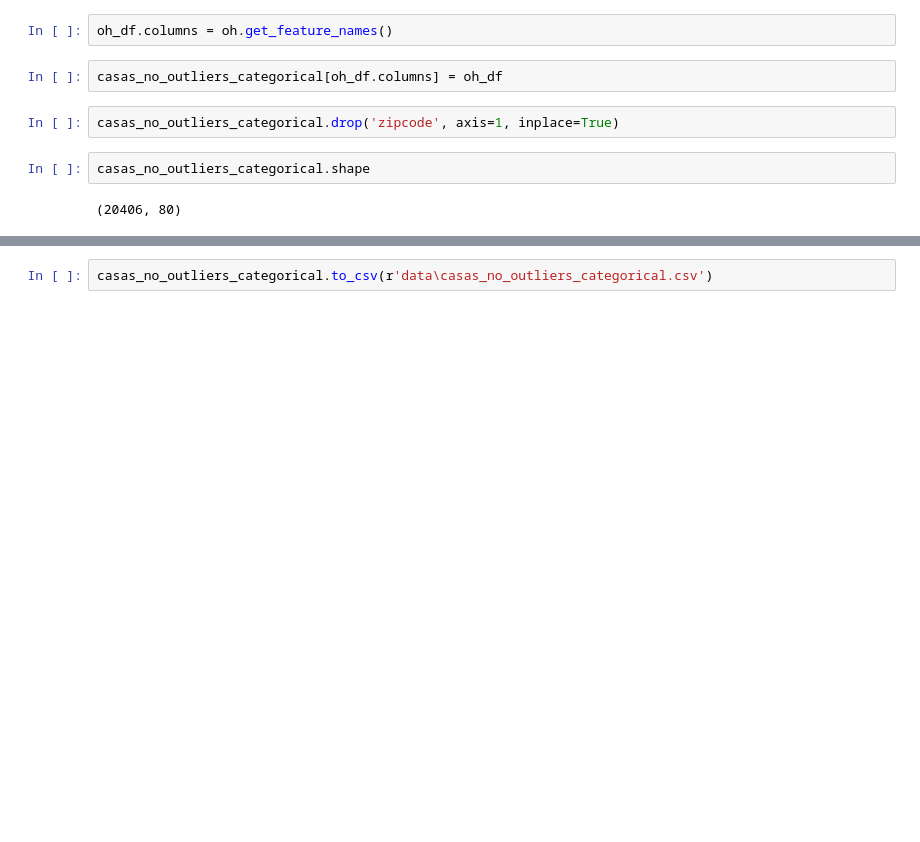
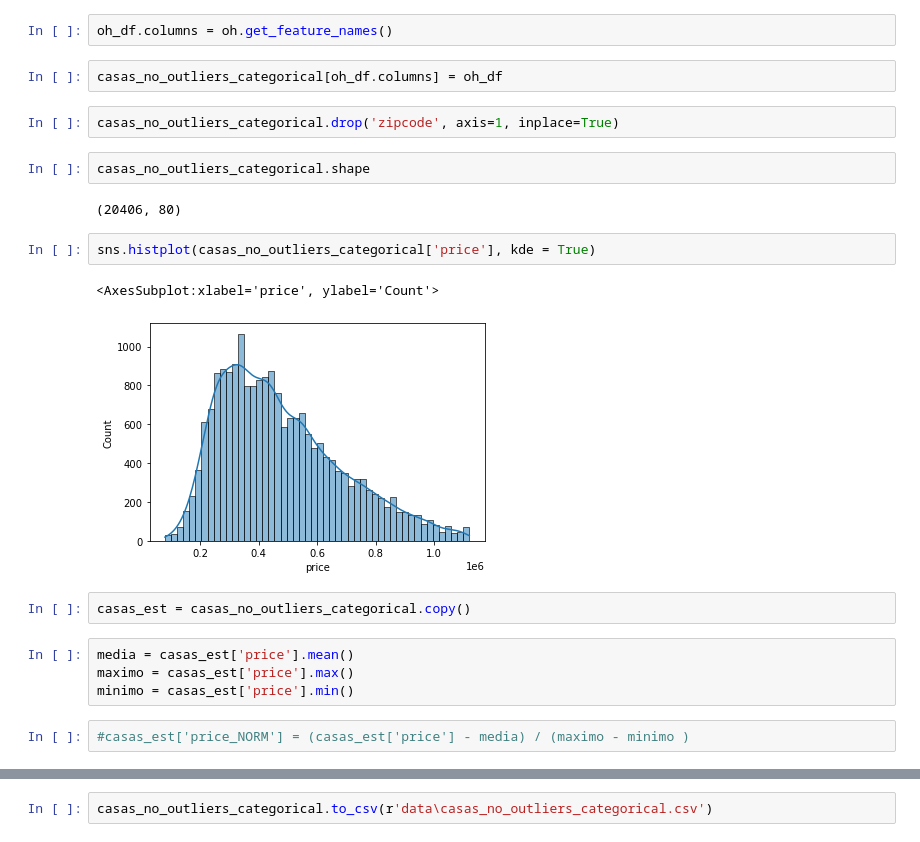
Before and after one commit to Origamologo/Washington-washing-and-prediction, a Jupyter notebook: casas_categorical.ipynb, the cells around one changed output, grey strips where cells are left out. Cells and saved outputs as stored; diff of their text form; blank space fills up the shorter version.

```diff
--- a/casas_categorical.ipynb
+++ b/casas_categorical.ipynb
@@ -46,3 +58,16 @@ casas_no_outliers_categorical.drop('zipcode', axis=1, inplace=True)
 casas_no_outliers_categorical.shape
 # %% [output]
 (20406, 80)
+# %%
+sns.histplot(casas_no_outliers_categorical['price'], kde = True)
+# %% [output]
+<AxesSubplot:xlabel='price', ylabel='Count'>
+[figure, added]
+# %%
+casas_est = casas_no_outliers_categorical.copy()
+# %%
+media = casas_est['price'].mean()
+maximo = casas_est['price'].max()
+minimo = casas_est['price'].min()
+# %%
+#casas_est['price_NORM'] = (casas_est['price'] - media) / (maximo - minimo )
```
Also changed, not shown: parts of 14 cells of this notebook, 3 other files.
